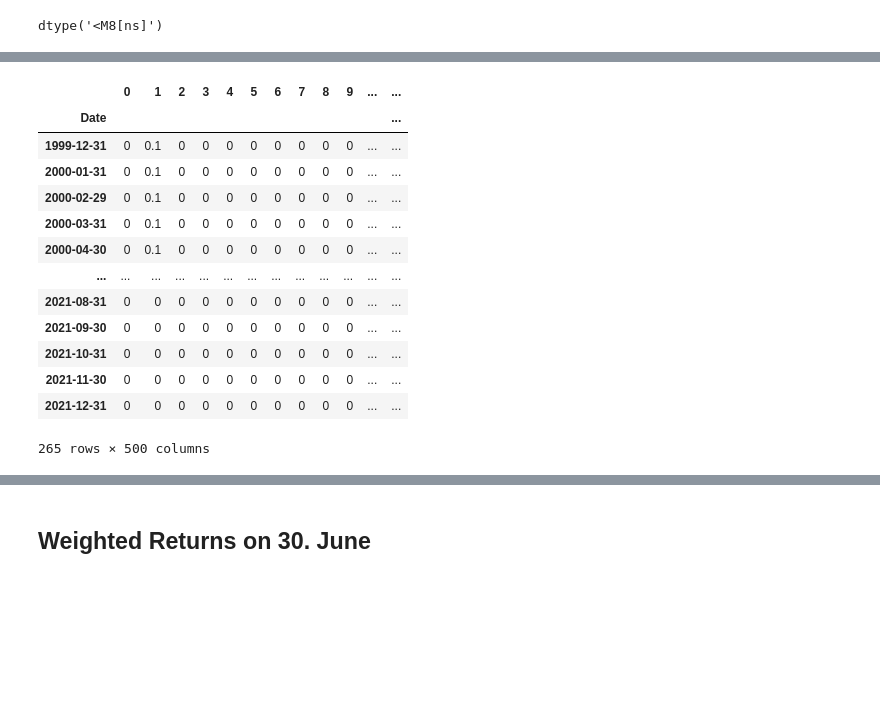
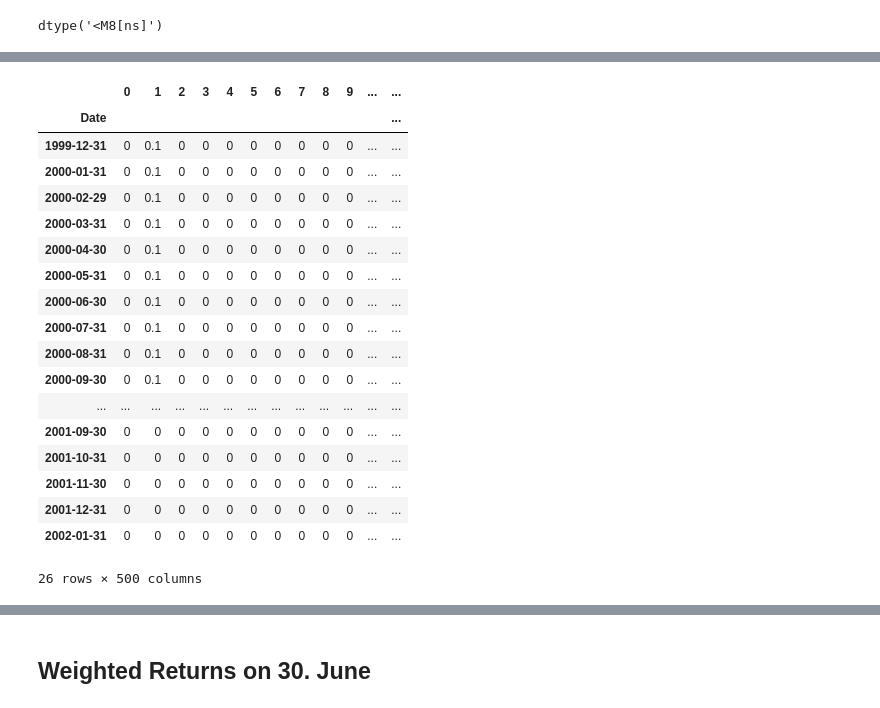
Before and after one commit to GuentherSteiner/Vitznau_2, a Jupyter notebook: 03_CarryTask/Value_monthly.ipynb, the cells around one changed output, grey strips where cells are left out. Drawn from its saved outputs; the diff is of its cells as text; code cells hidden in the pictures; blank space fills up the shorter version.

```diff
--- a/03_CarryTask/Value_monthly.ipynb
+++ b/03_CarryTask/Value_monthly.ipynb
@@ -260,20 +259,25 @@ TypeError: nlargest() missing 1 required positional argument: 'columns'
 # %%
-des_weight
+des_weight.head(26)
 # %% [output]
 |  | 0 | 1 | 2 | 3 | 4 | 5 | 6 | 7 | 8 | 9 | ... | ... |
 | Date |  |  |  |  |  |  |  |  |  |  |  | ... |
 | 1999-12-31 | 0 | 0.1 | 0 | 0 | 0 | 0 | 0 | 0 | 0 | 0 | ... | ... |
 | 2000-01-31 | 0 | 0.1 | 0 | 0 | 0 | 0 | 0 | 0 | 0 | 0 | ... | ... |
 | 2000-02-29 | 0 | 0.1 | 0 | 0 | 0 | 0 | 0 | 0 | 0 | 0 | ... | ... |
 | 2000-03-31 | 0 | 0.1 | 0 | 0 | 0 | 0 | 0 | 0 | 0 | 0 | ... | ... |
 | 2000-04-30 | 0 | 0.1 | 0 | 0 | 0 | 0 | 0 | 0 | 0 | 0 | ... | ... |
+| 2000-05-31 | 0 | 0.1 | 0 | 0 | 0 | 0 | 0 | 0 | 0 | 0 | ... | ... |
+| 2000-06-30 | 0 | 0.1 | 0 | 0 | 0 | 0 | 0 | 0 | 0 | 0 | ... | ... |
+| 2000-07-31 | 0 | 0.1 | 0 | 0 | 0 | 0 | 0 | 0 | 0 | 0 | ... | ... |
+| 2000-08-31 | 0 | 0.1 | 0 | 0 | 0 | 0 | 0 | 0 | 0 | 0 | ... | ... |
+| 2000-09-30 | 0 | 0.1 | 0 | 0 | 0 | 0 | 0 | 0 | 0 | 0 | ... | ... |
 | ... | ... | ... | ... | ... | ... | ... | ... | ... | ... | ... | ... | ... |
-| 2021-08-31 | 0 | 0 | 0 | 0 | 0 | 0 | 0 | 0 | 0 | 0 | ... | ... |
-| 2021-09-30 | 0 | 0 | 0 | 0 | 0 | 0 | 0 | 0 | 0 | 0 | ... | ... |
-| 2021-10-31 | 0 | 0 | 0 | 0 | 0 | 0 | 0 | 0 | 0 | 0 | ... | ... |
-| 2021-11-30 | 0 | 0 | 0 | 0 | 0 | 0 | 0 | 0 | 0 | 0 | ... | ... |
-| 2021-12-31 | 0 | 0 | 0 | 0 | 0 | 0 | 0 | 0 | 0 | 0 | ... | ... |
+| 2001-09-30 | 0 | 0 | 0 | 0 | 0 | 0 | 0 | 0 | 0 | 0 | ... | ... |
+| 2001-10-31 | 0 | 0 | 0 | 0 | 0 | 0 | 0 | 0 | 0 | 0 | ... | ... |
+| 2001-11-30 | 0 | 0 | 0 | 0 | 0 | 0 | 0 | 0 | 0 | 0 | ... | ... |
+| 2001-12-31 | 0 | 0 | 0 | 0 | 0 | 0 | 0 | 0 | 0 | 0 | ... | ... |
+| 2002-01-31 | 0 | 0 | 0 | 0 | 0 | 0 | 0 | 0 | 0 | 0 | ... | ... |
-265 rows × 500 columns
+26 rows × 500 columns
 # %%
 mtl_ret
 # %% [output]
```
Also changed, not shown: parts of 10 cells of this notebook, 1 other file.
